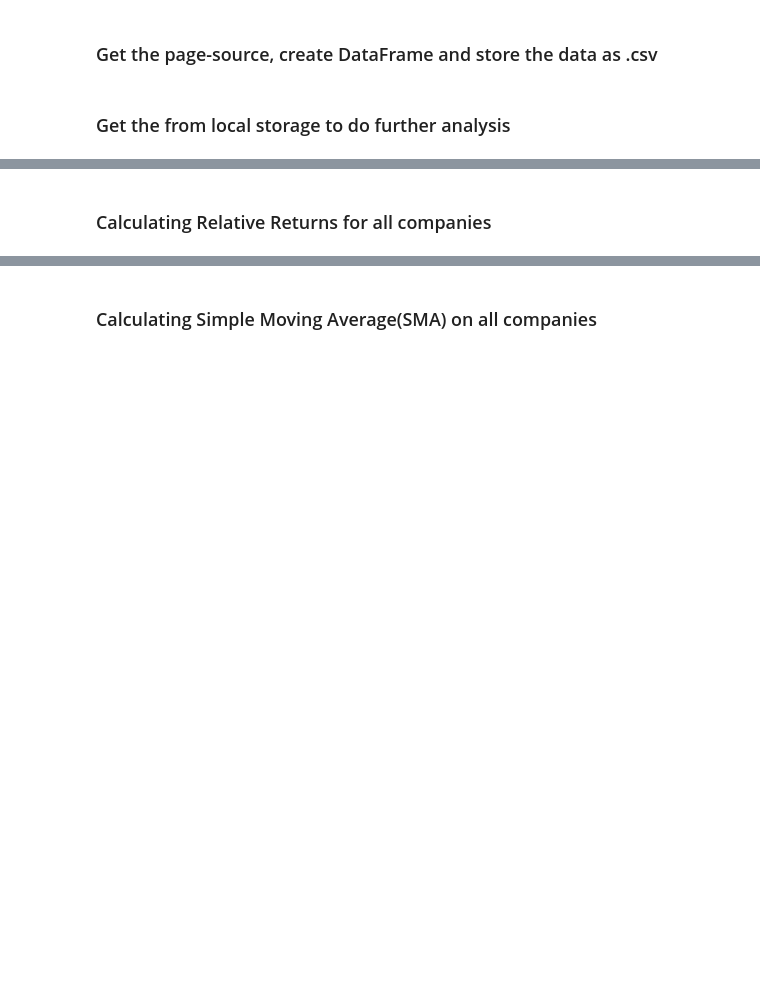
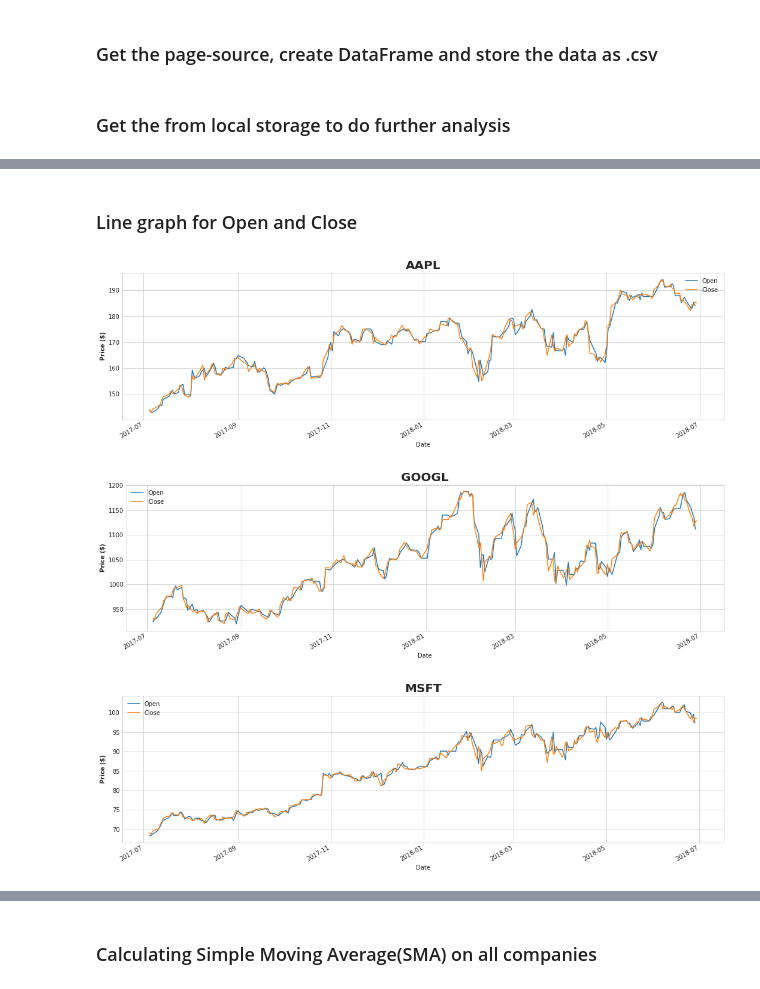
Before and after one commit to abhie-lp/FINANCE_PROJECT, a Jupyter notebook: Code.ipynb, the cells around one changed output, grey strips where cells are left out. Drawn from its saved outputs; the diff is of its cells as text; code cells hidden in the pictures; blank space fills up the shorter version.

```diff
--- a/Code.ipynb
+++ b/Code.ipynb
@@ -8,7 +19,9 @@ import numpy as np
 import bs4 as bs
 import urllib.request as ur
 import matplotlib.pyplot as plt
-from matplotlib import style
-style.use("fivethirtyeight")
+import seaborn as sns
+sns.set_style('whitegrid')
+import warnings
+warnings.filterwarnings(action='once')
 # %% [markdown]
 ### Function to get the page-source of the company's url
@@ -68,4 +87,0 @@ companies = (apple, google, microsoft)
-# %%
-for i in range(len(companies)):
-    data_cleaning(companies[i])
-    to_csv(companies[i], company_code[i])
@@ -116,4 +194,2 @@ close_price = pd.DataFrame({"AAPL": apple["Close"],
 # %%
 close_price.dropna(how="any", inplace=True)
-# %% [markdown]
-### Calculating Relative Returns for all companies
@@ -121,0 +196,14 @@ rel_returns = close_price.pct_change()
+# %% [markdown]
+### Line graph for Open and Close
+# %%
+for i in range(3):
+    open_price[company_code[i]].plot(grid=True, label="Open")
+    close_price[company_code[i]].plot(grid=True, figsize=(18, 5), label="Close")
+    plt.title(company_code[i], fontsize=20, fontweight="bold")
+    plt.ylabel("Price ($)", fontweight="bold")
+    plt.legend()
+    plt.show()
+# %% [output]
+[figure, added]
+[figure, added]
+[figure, added]
```
Also changed, not shown: parts of 56 cells of this notebook.
